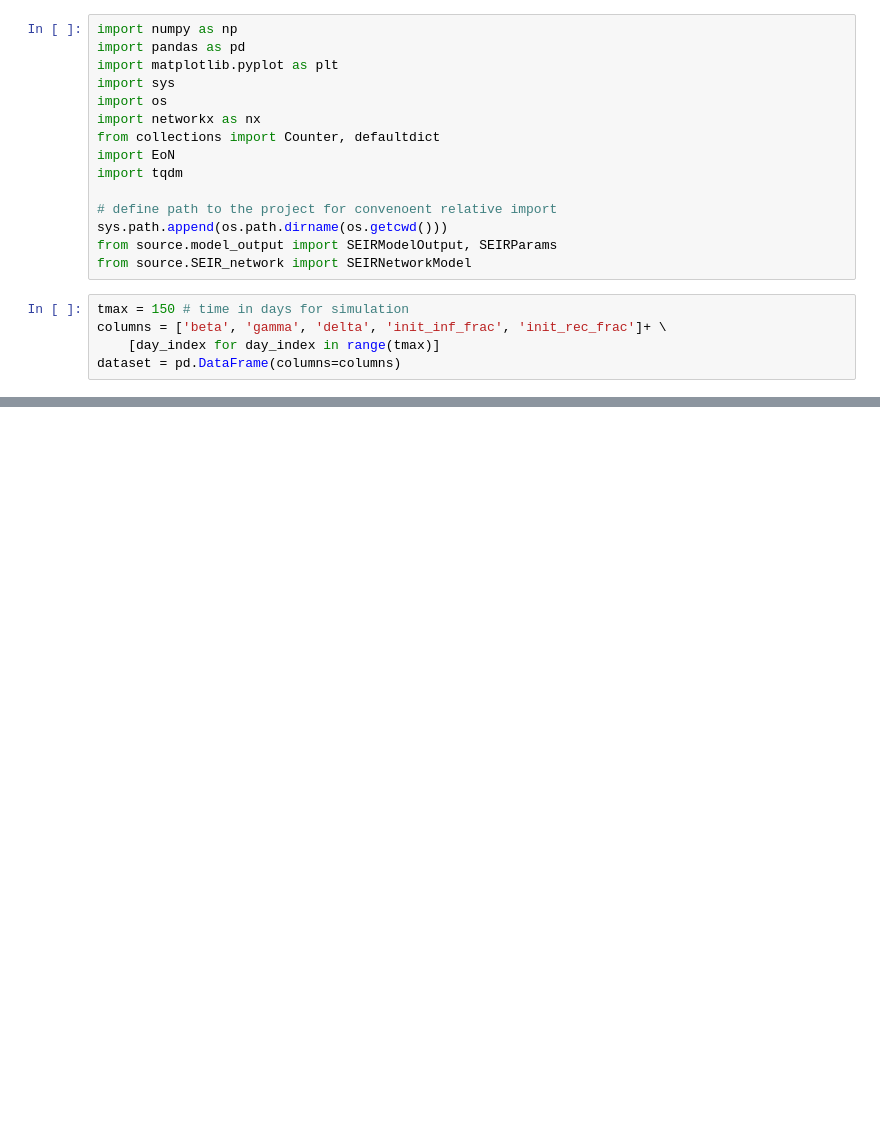
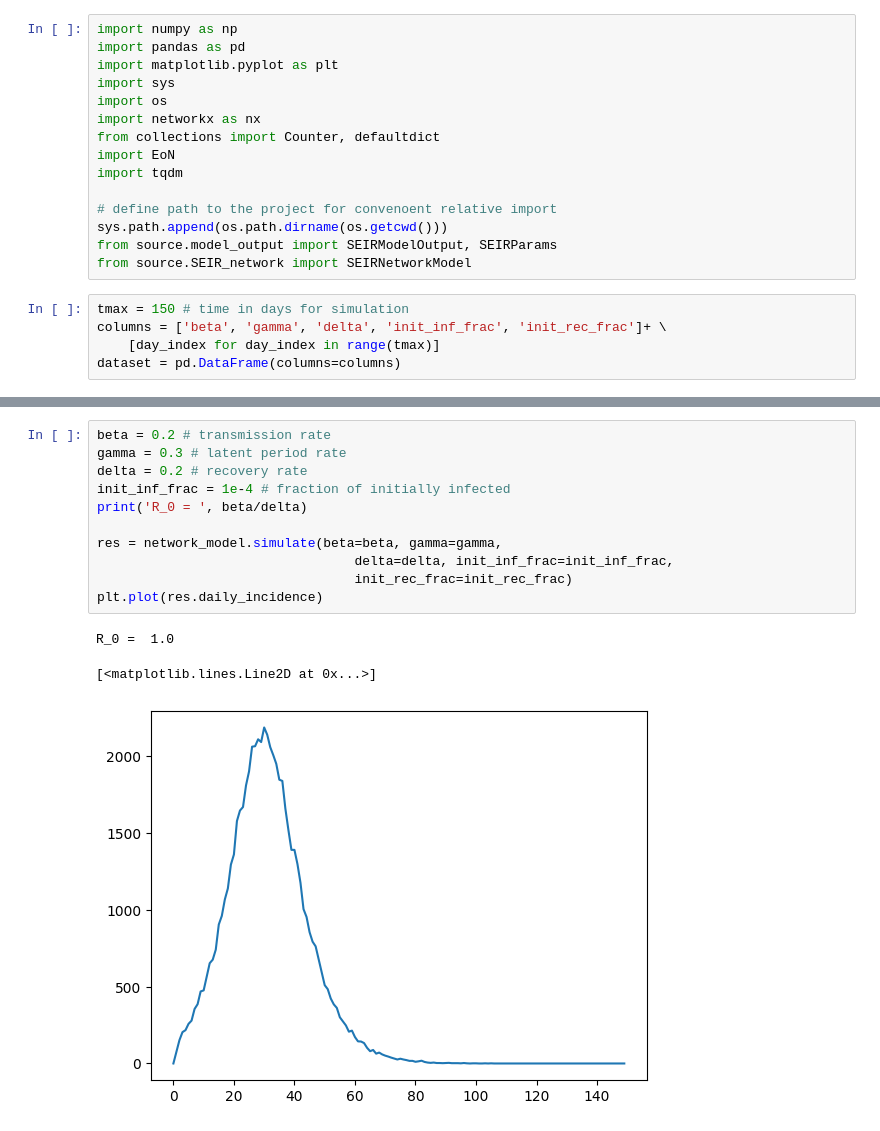
Before and after one commit to Mpkosh/hybrid_surrogate, a Jupyter notebook: notebooks/seir_network_dataset_generation.ipynb, the cells around one changed output, grey strips where cells are left out. Drawn from its saved outputs; the diff is of its cells as text; blank space fills up the shorter version.

```diff
--- a/notebooks/seir_network_dataset_generation.ipynb
+++ b/notebooks/seir_network_dataset_generation.ipynb
@@ -40,0 +61,15 @@ for i in range(157):
+# %%
+beta = 0.2 # transmission rate
+gamma = 0.3 # latent period rate
+delta = 0.2 # recovery rate
+init_inf_frac = 1e-4 # fraction of initially infected
+print('R_0 = ', beta/delta)
+
+res = network_model.simulate(beta=beta, gamma=gamma,
+                                 delta=delta, init_inf_frac=init_inf_frac,
+                                 init_rec_frac=init_rec_frac)
+plt.plot(res.daily_incidence)
+# %% [output]
+R_0 =  1.0
+[<matplotlib.lines.Line2D at 0x...>]
+[figure, added]
```
Also changed, not shown: parts of 4 cells of this notebook, 6 other files.
